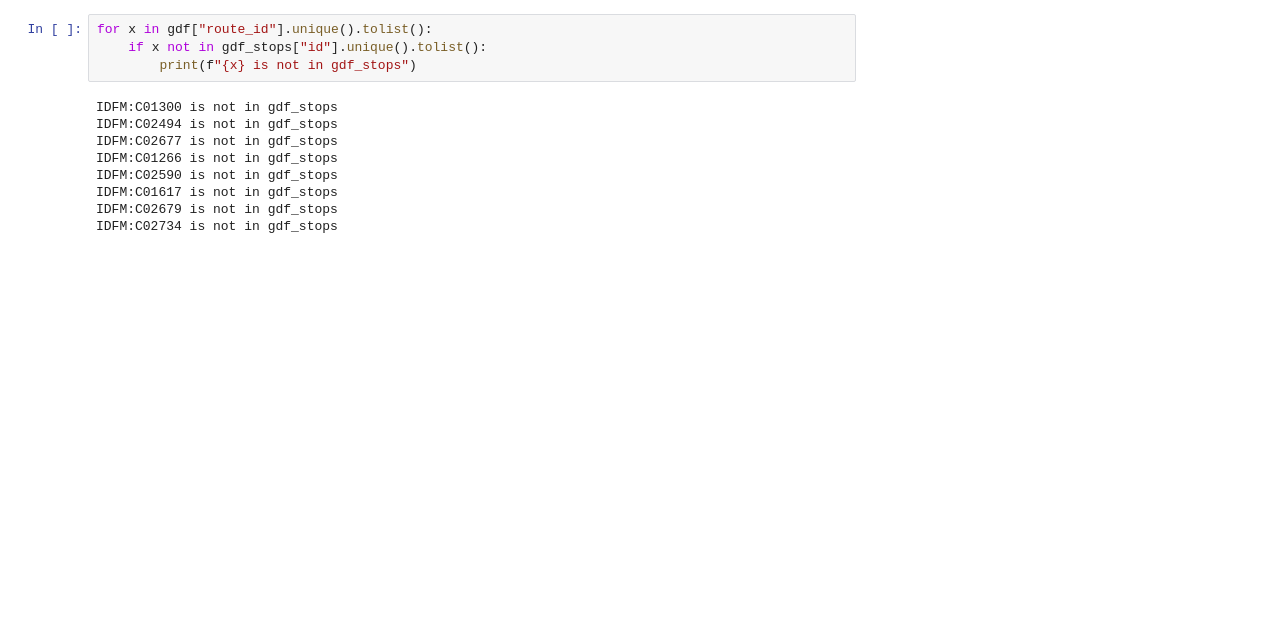
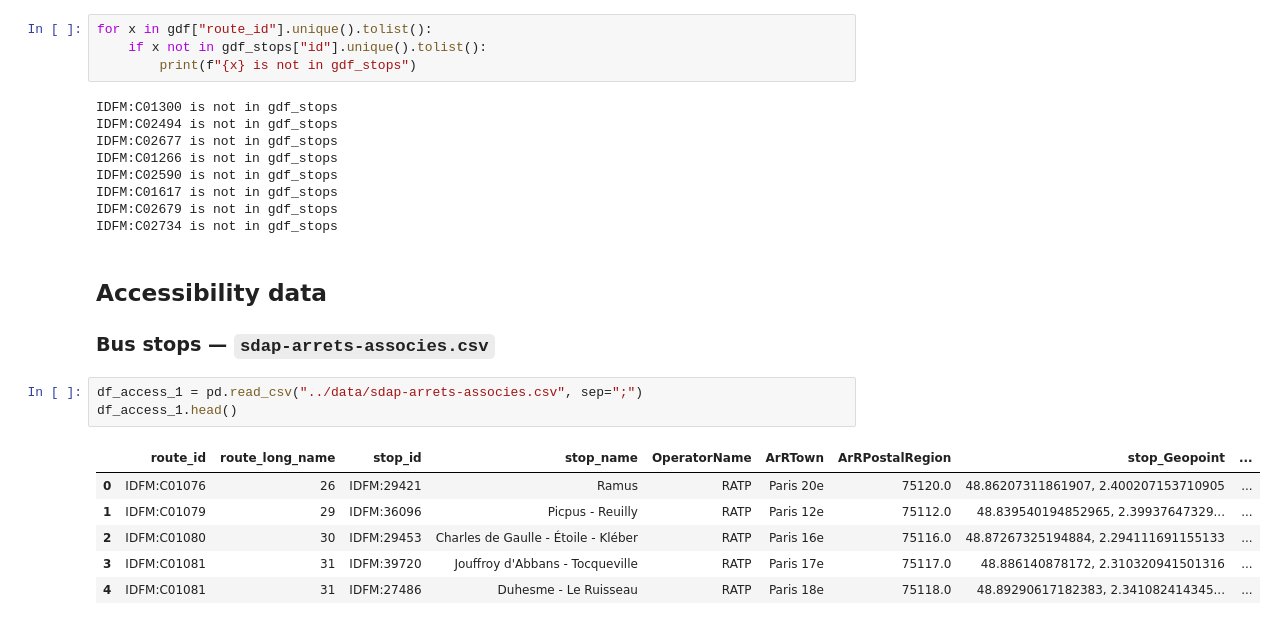
Before and after one commit to gefleury/transports-accessibles-idf, a Jupyter notebook: notebooks/explore_data.ipynb, the cells around one changed output. Cells and saved outputs as stored; diff of their text form; blank space fills up the shorter version.

Commit message:
Add accessibility status for train and bus

```diff
--- a/notebooks/explore_data.ipynb
+++ b/notebooks/explore_data.ipynb
@@ -284,3 +284,17 @@ IDFM:C02590 is not in gdf_stops
 IDFM:C01617 is not in gdf_stops
 IDFM:C02679 is not in gdf_stops
 IDFM:C02734 is not in gdf_stops
+# %% [markdown]
+## Accessibility data
+
+### Bus stops — `sdap-arrets-associes.csv`
+# %%
+df_access_1 = pd.read_csv("../data/sdap-arrets-associes.csv", sep=";")
+df_access_1.head()
+# %% [output]
+|  | route_id | route_long_name | stop_id | stop_name | OperatorName | ArRTown | ArRPostalRegion | stop_Geopoint | ... |
+| 0 | IDFM:C01076 | 26 | IDFM:29421 | Ramus | RATP | Paris 20e | 75120.0 | 48.86207311861907, 2.400207153710905 | ... |
+| 1 | IDFM:C01079 | 29 | IDFM:36096 | Picpus - Reuilly | RATP | Paris 12e | 75112.0 | 48.839540194852965, 2.39937647329... | ... |
+| 2 | IDFM:C01080 | 30 | IDFM:29453 | Charles de Gaulle - Étoile - Kléber | RATP | Paris 16e | 75116.0 | 48.87267325194884, 2.294111691155133 | ... |
+| 3 | IDFM:C01081 | 31 | IDFM:39720 | Jouffroy d'Abbans - Tocqueville | RATP | Paris 17e | 75117.0 | 48.886140878172, 2.310320941501316 | ... |
+| 4 | IDFM:C01081 | 31 | IDFM:27486 | Duhesme - Le Ruisseau | RATP | Paris 18e | 75118.0 | 48.89290617182383, 2.341082414345... | ... |
```
Also changed, not shown: parts of 9 cells of this notebook, 3 other files.
